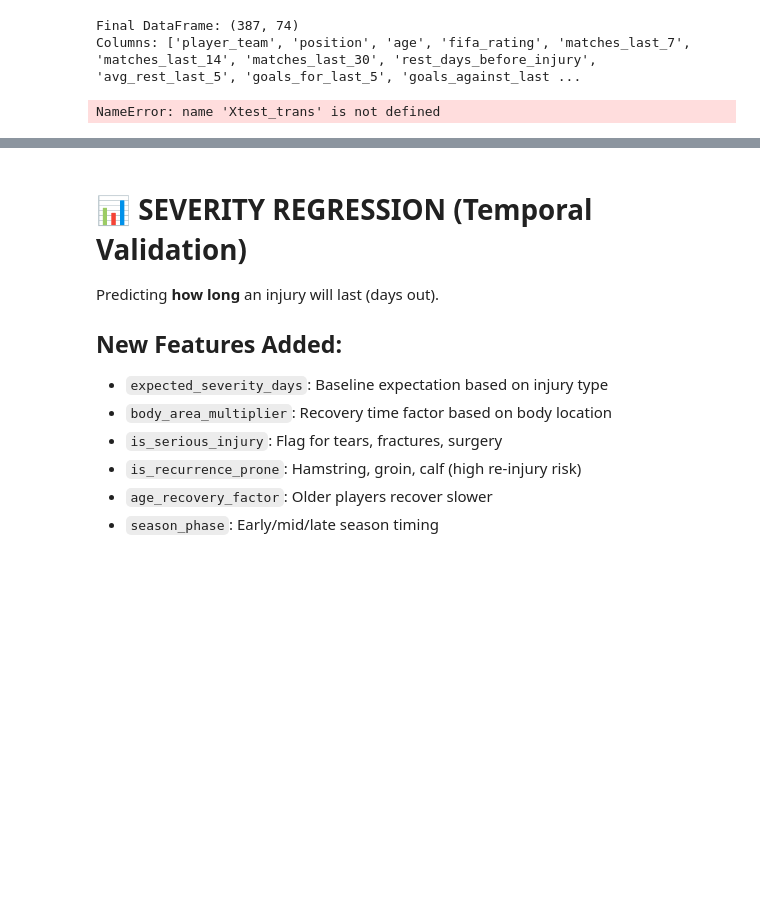
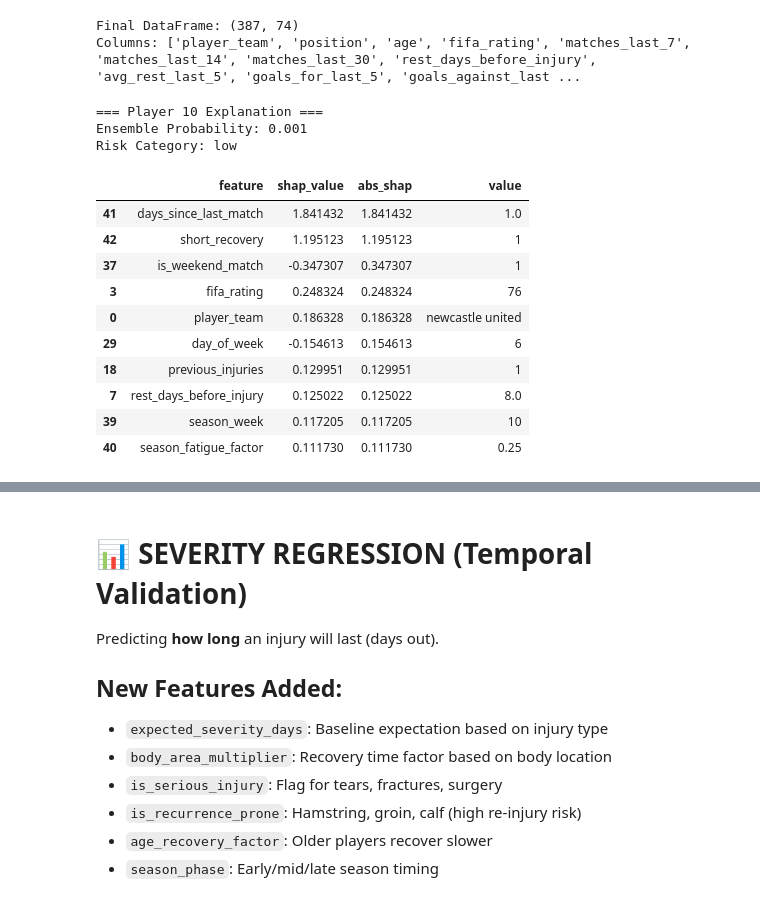
Before and after one commit to sansteelo17/sports-injury-predictor, a Jupyter notebook: Injury Risk Predictor/notebooks/exploration.ipynb, the cells around one changed output, grey strips where cells are left out. Saved outputs shown, nothing was run; the diff lists cells and outputs as text; code cells hidden in the pictures; blank space fills up the shorter version.

```diff
--- a/Injury Risk Predictor/notebooks/exploration.ipynb
+++ b/Injury Risk Predictor/notebooks/exploration.ipynb
@@ -1110,15 +1118,28 @@ Columns: ['player_team', 'position', 'age', 'fifa_rating', 'matches_last_7', 'ma
 # %%
 #explain one player
 
 explain_player_ensemble(
     shap_test=shap_test_ens,
-    X_test_transformed=X_test_t,
+    X_test=X_test_t,
     feature_names=feature_names,
     ensemble_probs=ensemble_df["ensemble_prob"].values,
     player_index=10
 )
 # %% [output]
-NameError: name 'Xtest_trans' is not defined
+=== Player 10 Explanation ===
+Ensemble Probability: 0.001
+Risk Category: low
+|  | feature | shap_value | abs_shap | value |
+| 41 | days_since_last_match | 1.841432 | 1.841432 | 1.0 |
+| 42 | short_recovery | 1.195123 | 1.195123 | 1 |
+| 37 | is_weekend_match | -0.347307 | 0.347307 | 1 |
+| 3 | fifa_rating | 0.248324 | 0.248324 | 76 |
+| 0 | player_team | 0.186328 | 0.186328 | newcastle united |
+| 29 | day_of_week | -0.154613 | 0.154613 | 6 |
+| 18 | previous_injuries | 0.129951 | 0.129951 | 1 |
+| 7 | rest_days_before_injury | 0.125022 | 0.125022 | 8.0 |
+| 39 | season_week | 0.117205 | 0.117205 | 10 |
+| 40 | season_fatigue_factor | 0.111730 | 0.111730 | 0.25 |
 # %%
 #visualize player features
 
```
Also changed, not shown: parts of 37 cells of this notebook, 43 other files.
